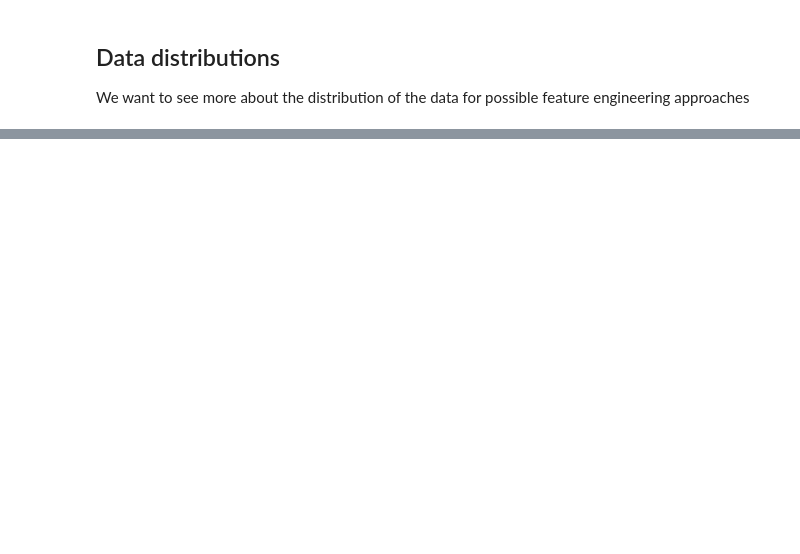
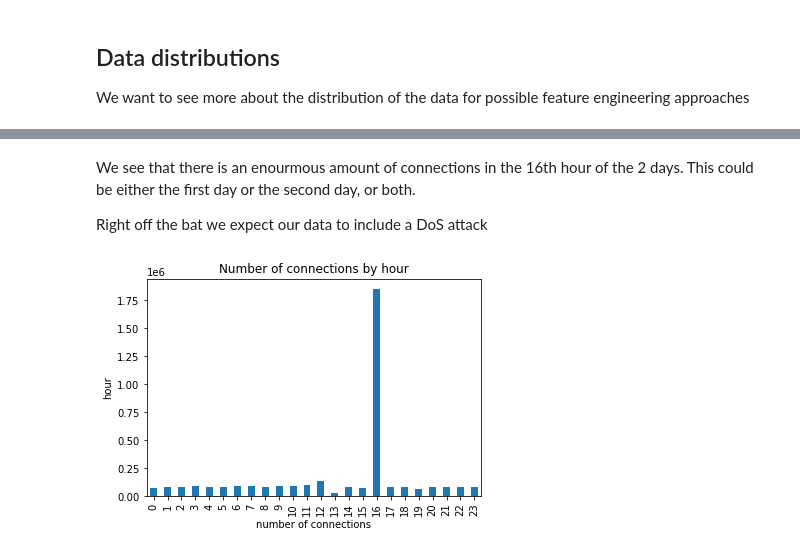
Before and after one commit to diego-lopez8/unsw_nb15_analysis_zeek, a Jupyter notebook: notebooks/data_exploration.ipynb, the cells around one changed output, grey strips where cells are left out. Saved outputs shown, nothing was run; the diff lists cells and outputs as text; code cells hidden in the pictures; blank space fills up the shorter version.

```diff
--- a/notebooks/data_exploration.ipynb
+++ b/notebooks/data_exploration.ipynb
@@ -135,0 +135,17 @@ zat_conn_df['ts'] = pd.to_datetime(zat_conn_df['ts'])
+# %%
+# Encode date information
+zat_conn_df['ts'] = pd.to_datetime(zat_conn_df['ts'])
+zat_conn_df['hour'] = zat_conn_df.apply(lambda row: row['ts'].hour, axis=1)
+zat_conn_df['day'] = zat_conn_df.apply(lambda row: row['ts'].day, axis=1)
+# %% [markdown]
+We see that there is an enourmous amount of connections in the 16th hour of the 2 days. This could be either the first day or the second day, or both.
+
+Right off the bat we expect our data to include a DoS attack
+# %%
+zat_conn_df['hour'].value_counts().sort_index().plot.bar()
+plt.title("Number of connections by hour")
+plt.xlabel("number of connections")
+plt.ylabel("hour")
+plt.show()
+# %% [output]
+[figure, added]
```
Also changed, not shown: parts of 11 cells of this notebook.
